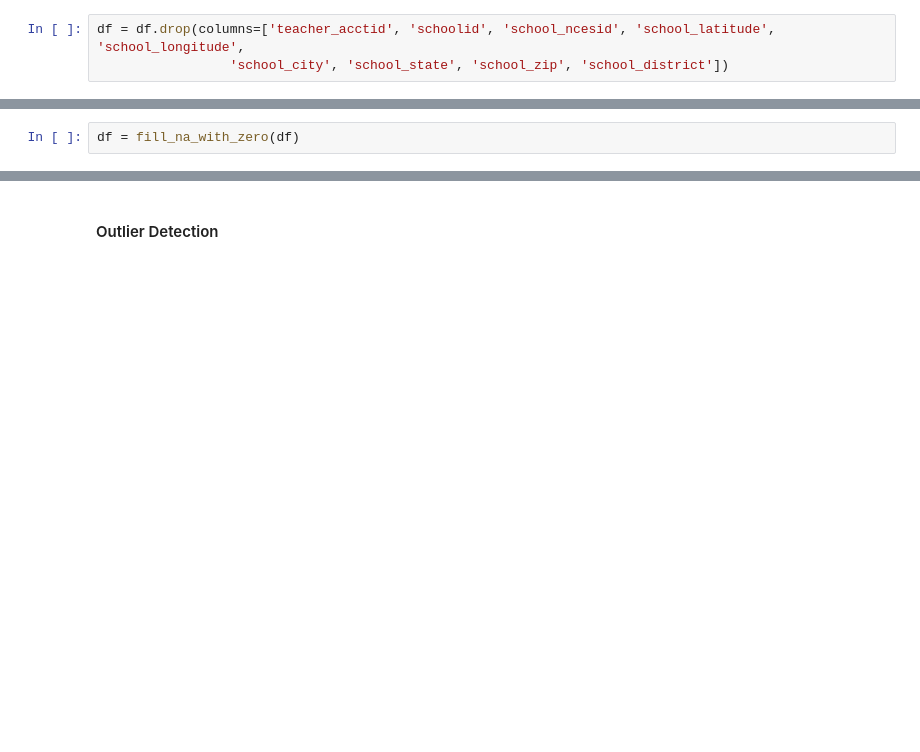
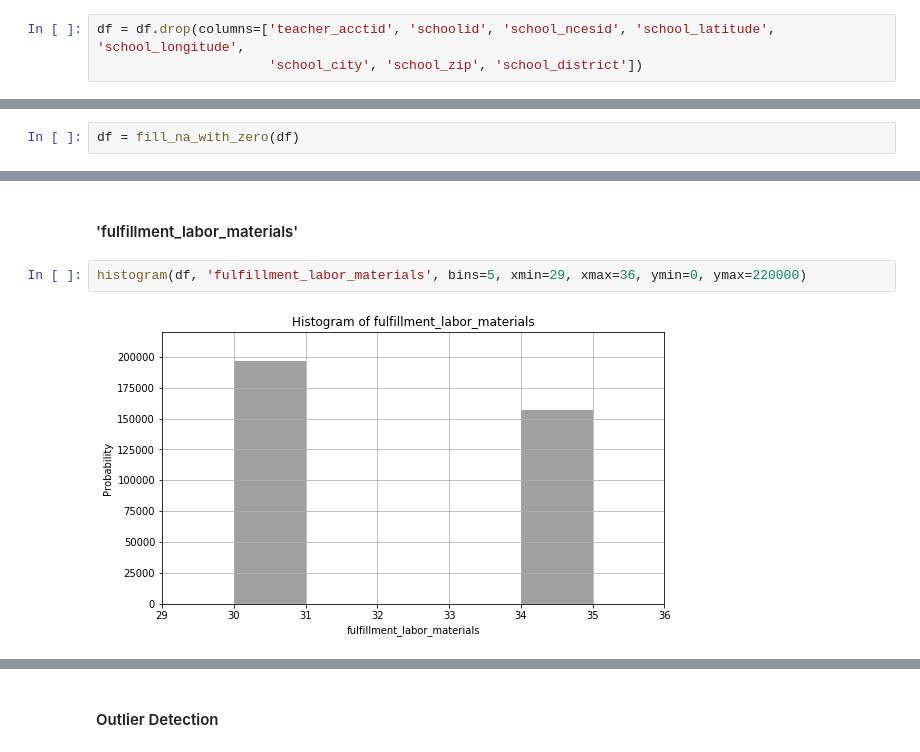
Before and after one commit to rosegao/CAPP-30254-Machine-Learning, a Jupyter notebook: HW3/ML Pipeline.ipynb, the cells around one changed output, grey strips where cells are left out. Drawn from its saved outputs; the diff is of its cells as text; blank space fills up the shorter version.

```diff
--- a/HW3/ML Pipeline.ipynb
+++ b/HW3/ML Pipeline.ipynb
@@ -120,7 +120,7 @@ Index(['teacher_acctid', 'schoolid', 'school_ncesid', 'school_latitude',
       dtype='object')
 # %%
 df = df.drop(columns=['teacher_acctid', 'schoolid', 'school_ncesid', 'school_latitude', 'school_longitude',
-                 'school_city', 'school_state', 'school_zip', 'school_district'])
+                      'school_city', 'school_zip', 'school_district'])
 # %% [markdown]
 #### Convert 'fully_funded' from t/f to 1/0
 # %%
@@ -176,0 +197,6 @@ df = fill_na_with_zero(df)
+# %% [markdown]
+#### 'fulfillment_labor_materials'
+# %%
+histogram(df, 'fulfillment_labor_materials', bins=5, xmin=29, xmax=36, ymin=0, ymax=220000)
+# %% [output]
+[figure, added]
```
Also changed, not shown: parts of 56 cells of this notebook.
